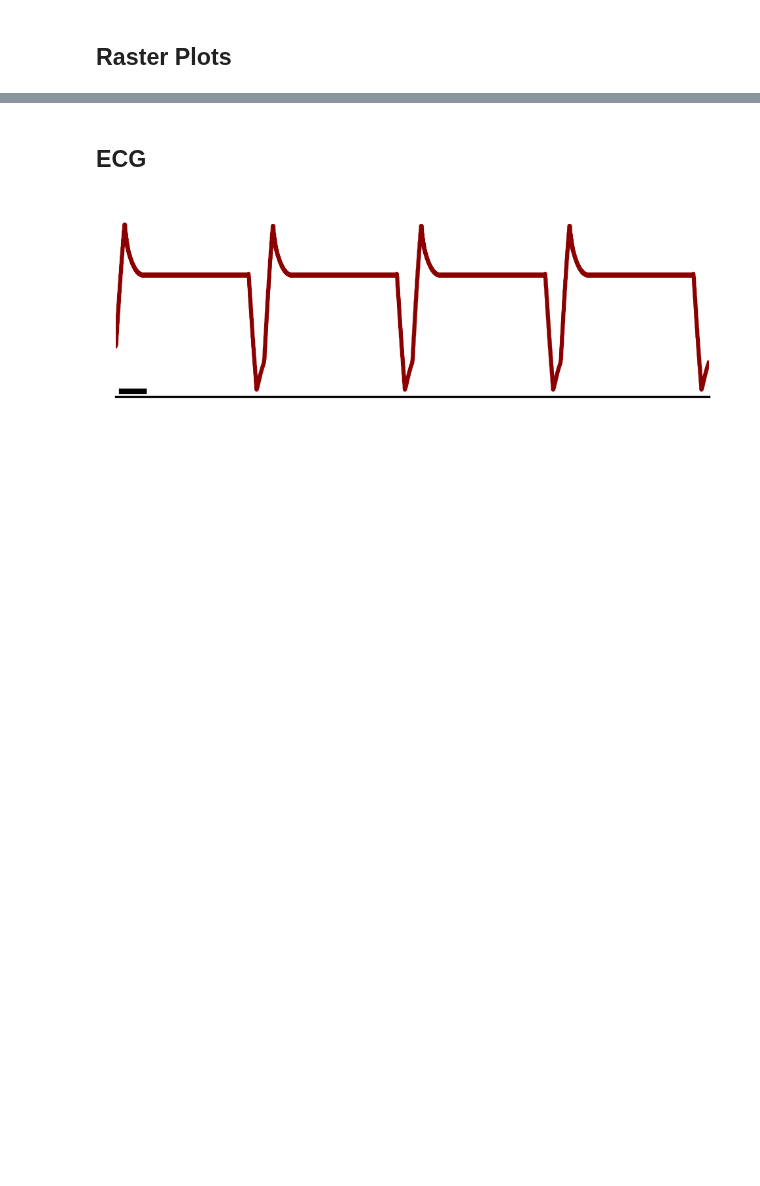
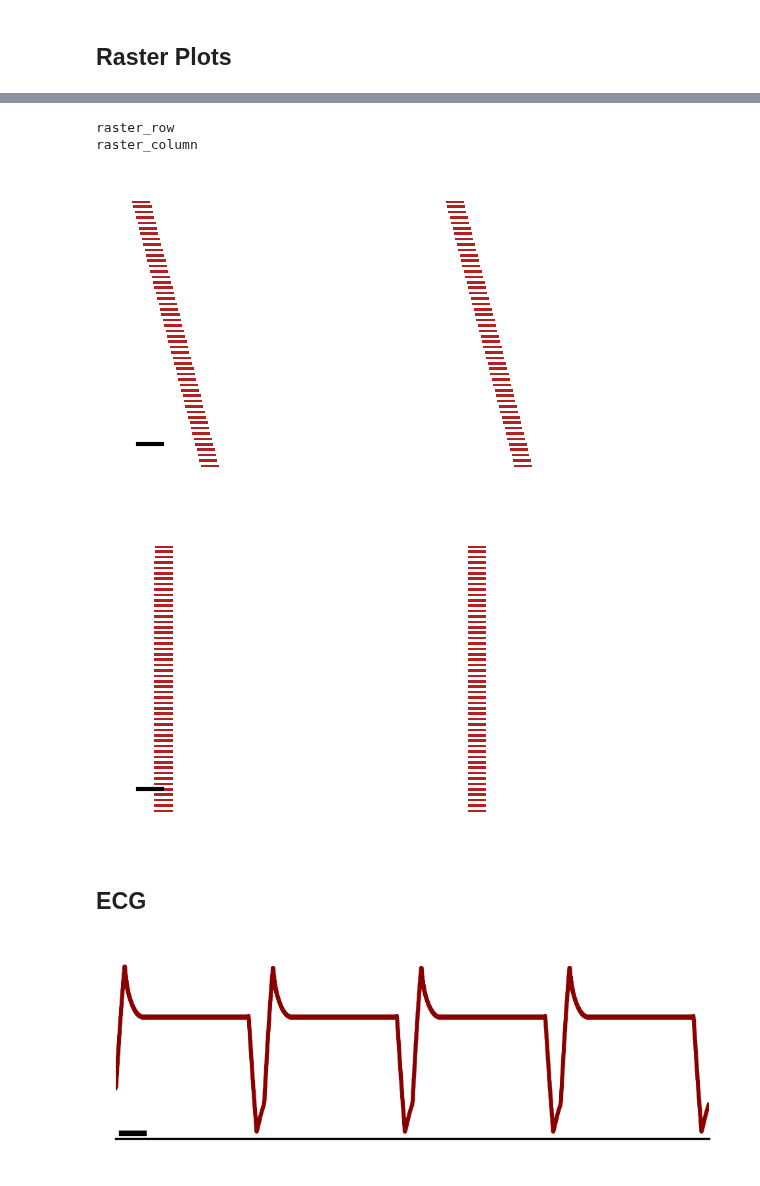
Before and after one commit to Priesemann-Group/perspective_heart_and_brain, a Jupyter notebook: notebooks_figures_paper/FHN_2D_diffusion_toyheart.ipynb, the cells around one changed output, grey strips where cells are left out. Cells and saved outputs as stored; diff of their text form; code cells hidden in the pictures; blank space fills up the shorter version.

Commit message:
updated figure generation for FH toy heart, needs new data.

```diff
--- a/notebooks_figures_paper/FHN_2D_diffusion_toyheart.ipynb
+++ b/notebooks_figures_paper/FHN_2D_diffusion_toyheart.ipynb
@@ -40,9 +80,2 @@ def mm_to_inches(mm):
 # %% [markdown]
 ## Raster Plots
-# %%
-filename_r="./data/FHN_2D_diffusion/raster_plot_row.gz"
-if os.path.isfile(filename_r):
-    with gzip.open(filename_r, 'rb') as f:
-        data_health = pickle.load(f)
-else:
-    raise ValueError("File not found")
@@ -93,7 +81,0 @@ plt.savefig(path_figures+'FHN_2D_diffusion_toyeheart_p=0_raster_row.pdf', **save
-# %%
-filename_r="./data/FHN_2D_diffusion/raster_plot_column.gz"
-if os.path.isfile(filename_r):
-    with gzip.open(filename_r, 'rb') as f:
-        data_health = pickle.load(f)
-else:
-    raise ValueError("File not found")
@@ -134,2 +82,50 @@ plt.savefig(path_figures+'FHN_2D_diffusion_toyheart_p=0_raster_column.pdf', **sa
+# %%
+raster_data = {
+    "raster_row": raster_row,
+    "raster_column": raster_column,
+}
+# %%
+# are these colors matching the ones we chose in the other plots? should be firebrick (rgb: 178, 34, 34) and black
+colors = [(0, 0, 0, 0), 'firebrick']
+cmap = ListedColormap(colors)
+
+width = 36 * mm
+height = 24 * mm
+
+# iterate over the raster data dictionary
+for (label, data) in raster_data.items():
+    print(label)
+
+    # Plot the data
+    fig, ax = plt.subplots(1,1, dpi=300)
+
+    # TODO: need access to time to shift the raster plot. Also the content could be easily converted to lines that we plot and thus well vectorized.
+    ax.imshow(data, cmap=cmap, interpolation='none',  aspect='auto', rasterized=True)
+    ax.set_xticks([])
+    ax.set_yticks([])
+
+    # Add a small black scalebar
+    scalebar_length = 100  # Length of the scalebar in data units (what are data units? I have no access to them because I have no time array in the data)
+    scalebar_height = 1    # Height of the scalebar (matches height of node in the raster plot)
+    scalebar_x = 50  # X position of the scalebar
+    scalebar_y = 90  # Y position of the scalebar
+
+    ax.plot([scalebar_x, scalebar_x + scalebar_length], [scalebar_y, scalebar_y], color='black', lw=1)
+
+    # remove axes (removes spines as well as margins)
+    plt.axis('off')
+
+    # tight layout
+    fig.tight_layout()
+
+    # set actual size of figure
+    fig.set_size_inches(width, height)
+
+    fig.savefig(path_figures+f"FHN_2D_diffusion_toyheart_p=0_{label}.pdf", **savefig_args)
+# %% [output]
+raster_row
+raster_column
+[figure, added]
+[figure, added]
 # %% [markdown]
 ## ECG
```
Also changed, not shown: parts of 12 cells of this notebook.
